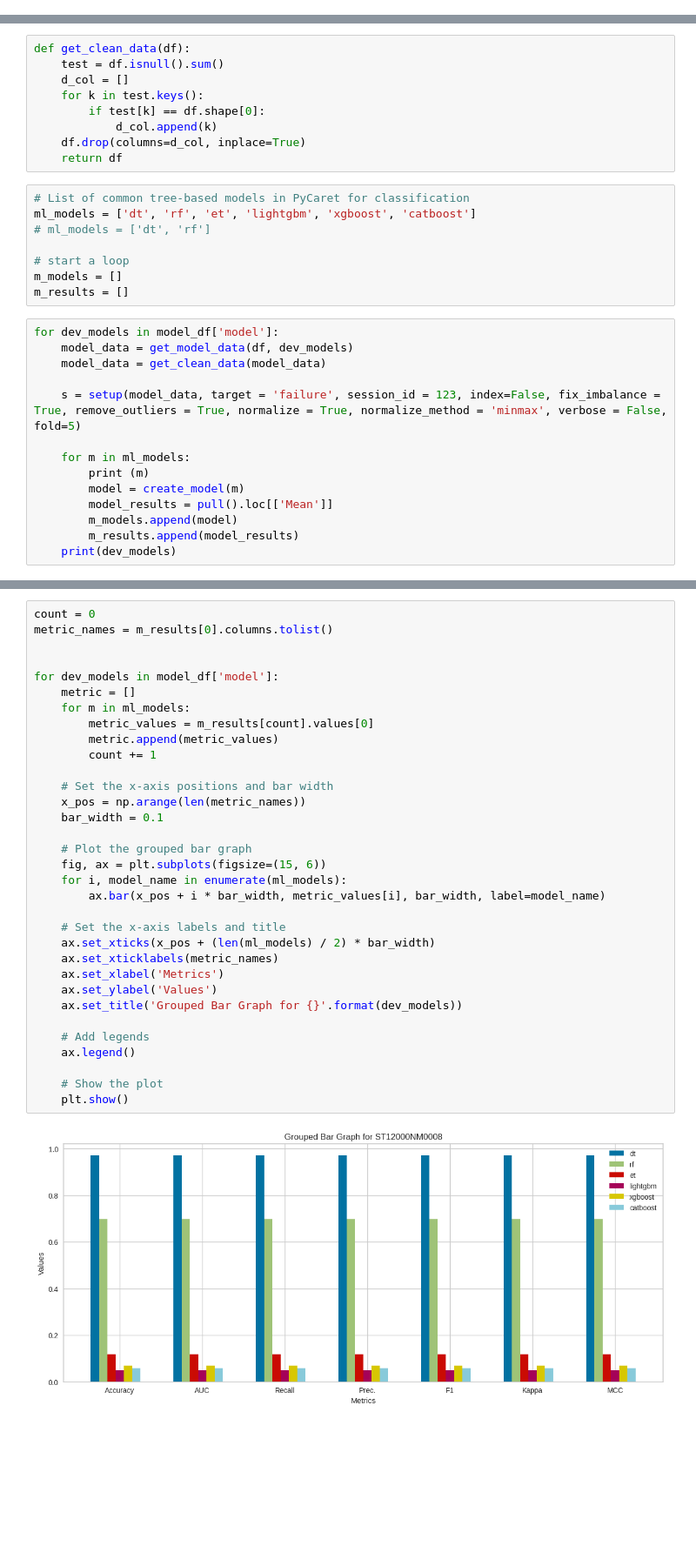
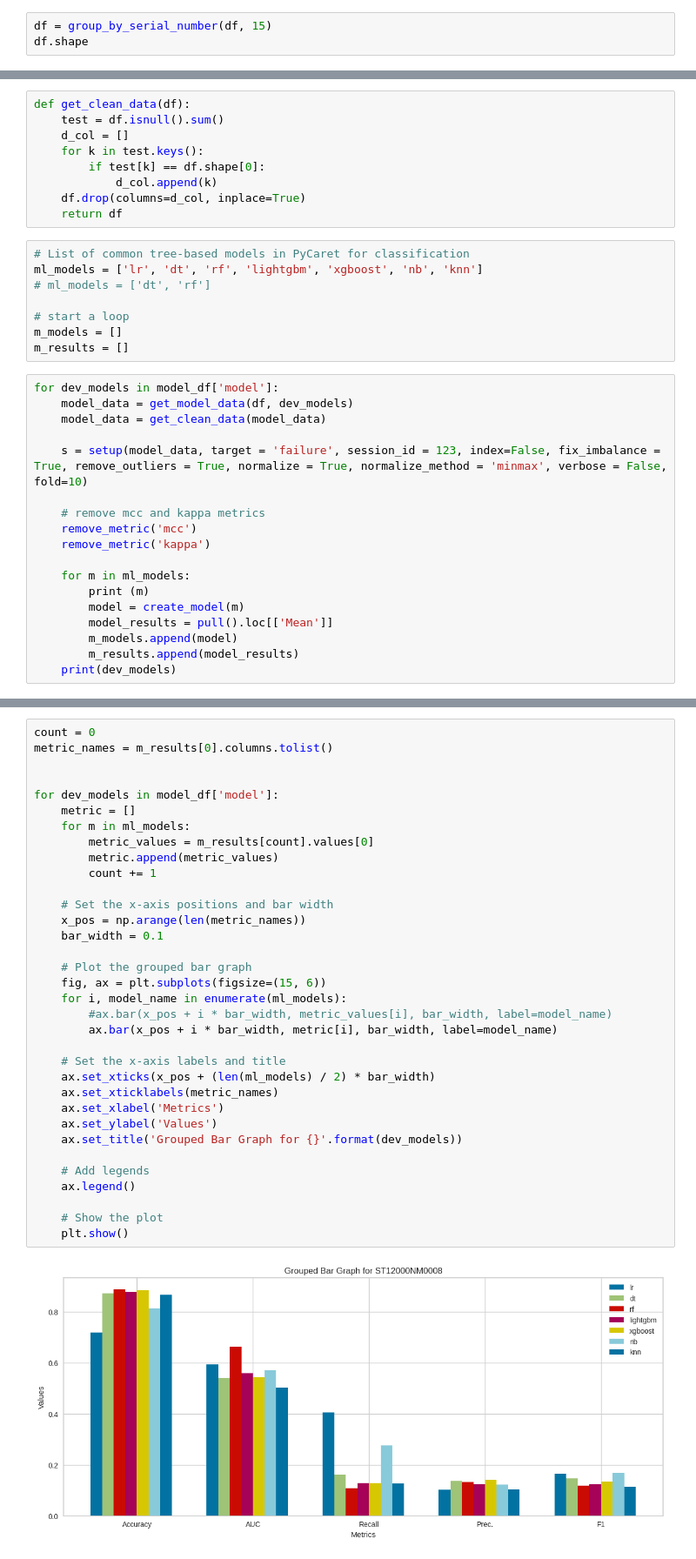
Before and after one commit to amitkrmalik/HDD_failure_prediction, a Jupyter notebook: HDD_4Q_binary_classsification.ipynb, the cells around one changed output, grey strips where cells are left out. Shown: that part at 87% size. Saved outputs shown, nothing was run; the diff lists cells and outputs as text; blank space fills up the shorter version.

```diff
--- a/HDD_4Q_binary_classsification.ipynb
+++ b/HDD_4Q_binary_classsification.ipynb
@@ -13,0 +46,3 @@ model_df = model_df.head(5)
+# %%
+df = group_by_serial_number(df, 15)
+df.shape
@@ -28,7 +65,7 @@ def get_clean_data(df):
     return df
 # %%
 # List of common tree-based models in PyCaret for classification
-ml_models = ['dt', 'rf', 'et', 'lightgbm', 'xgboost', 'catboost']
+ml_models = ['lr', 'dt', 'rf', 'lightgbm', 'xgboost', 'nb', 'knn']
 # ml_models = ['dt', 'rf']
 
 # start a loop
@@ -39,7 +76,11 @@ for dev_models in model_df['model']:
     model_data = get_model_data(df, dev_models)
     model_data = get_clean_data(model_data)
 
-    s = setup(model_data, target = 'failure', session_id = 123, index=False, fix_imbalance = True, remove_outliers = True, normalize = True, normalize_method = 'minmax', verbose = False, fold=5)
+    s = setup(model_data, target = 'failure', session_id = 123, index=False, fix_imbalance = True, remove_outliers = True, normalize = True, normalize_method = 'minmax', verbose = False, fold=10)
+
+    # remove mcc and kappa metrics
+    remove_metric('mcc')
+    remove_metric('kappa')
 
     for m in ml_models:
         print (m)
@@ -96,32 +148,33 @@ metric_names = m_results[0].columns.tolist()
 
 
 for dev_models in model_df['model']:
     metric = []
     for m in ml_models:
         metric_values = m_results[count].values[0]
         metric.append(metric_values)
         count += 1
 
     # Set the x-axis positions and bar width
     x_pos = np.arange(len(metric_names))
     bar_width = 0.1
 
     # Plot the grouped bar graph
     fig, ax = plt.subplots(figsize=(15, 6))
     for i, model_name in enumerate(ml_models):
-        ax.bar(x_pos + i * bar_width, metric_values[i], bar_width, label=model_name)
+        #ax.bar(x_pos + i * bar_width, metric_values[i], bar_width, label=model_name)
+        ax.bar(x_pos + i * bar_width, metric[i], bar_width, label=model_name)
 
     # Set the x-axis labels and title
     ax.set_xticks(x_pos + (len(ml_models) / 2) * bar_width)
     ax.set_xticklabels(metric_names)
     ax.set_xlabel('Metrics')
     ax.set_ylabel('Values')
     ax.set_title('Grouped Bar Graph for {}'.format(dev_models))
 
     # Add legends
     ax.legend()
 
     # Show the plot
     plt.show()
 # %% [output]
-[figure, old version]
+[figure, new version]
```
Also changed, not shown: parts of 5 cells of this notebook, 1 other file.
